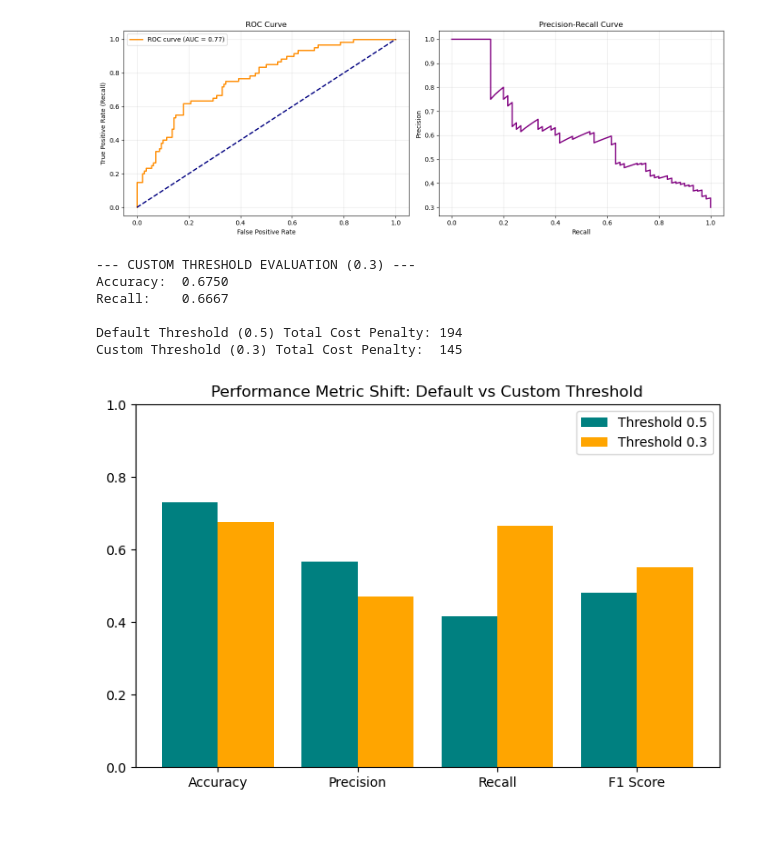
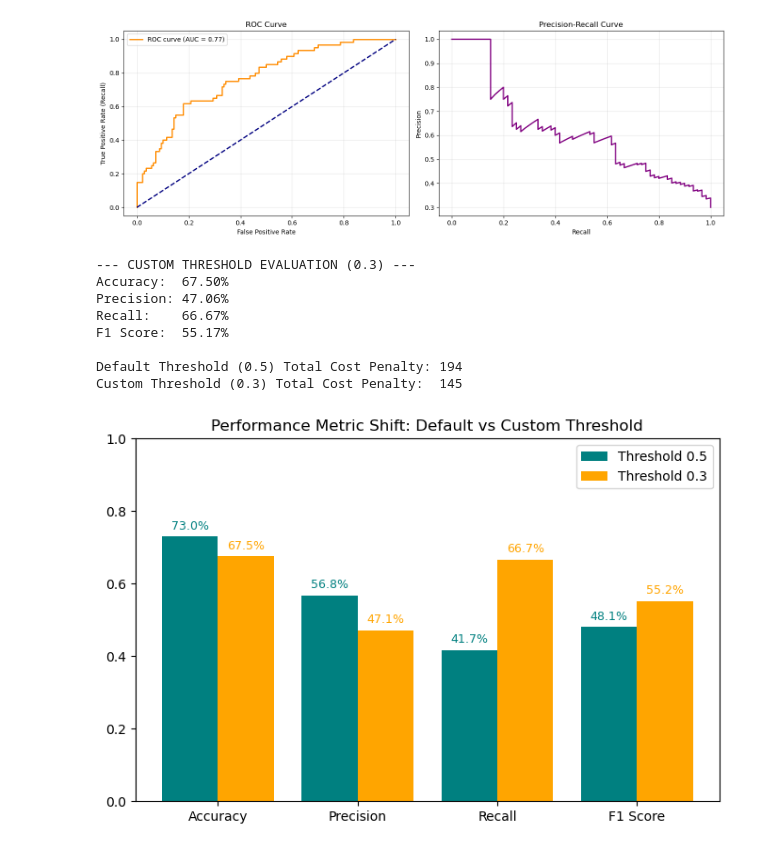
Before and after one commit to SachiniGayathma/loan-approval-predictor, a Jupyter notebook: notebooks/gradient_boosting.ipynb, the cells around one changed output. Cells and saved outputs as stored; diff of their text form; code cells hidden in the pictures.

```diff
--- a/notebooks/gradient_boosting.ipynb
+++ b/notebooks/gradient_boosting.ipynb
@@ -192,44 +192,59 @@ plt.show()
 # Define the cost function based on the assignment documentation
 def calculate_cost(y_true, y_pred_classes):
     cm = confusion_matrix(y_true, y_pred_classes)
-    bad_loans_given = cm[1][0]  # False Negatives
-    good_loans_denied = cm[0][1] # False Positives
+    bad_loans_given = cm[1][0]  # False Negatives (Missed Bad Loans)
+    good_loans_denied = cm[0][1] # False Positives (Incorrectly Denied Good Loans)
     return (bad_loans_given * 5) + (good_loans_denied * 1)
 
 # Shift threshold to 0.3 (Be more aggressive at flagging "Bad" loans)
 y_pred_custom = (y_pred_proba > 0.3).astype(int)
+
+# Calculate and Format Metrics for Custom Threshold
+accuracy_custom = accuracy_score(y_test, y_pred_custom)
+precision_custom = precision_score(y_test, y_pred_custom)
+recall_custom = recall_score(y_test, y_pred_custom)
+f1_custom = f1_score(y_test, y_pred_custom)
 
 # Calculate Costs
 default_cost = calculate_cost(y_test, y_pred)
 custom_cost = calculate_cost(y_test, y_pred_custom)
 
 print("--- CUSTOM THRESHOLD EVALUATION (0.3) ---")
-print(f"Accuracy:  {accuracy_score(y_test, y_pred_custom):.4f}")
-print(f"Recall:    {recall_score(y_test, y_pred_custom):.4f}")
+# NOW PRINTING PERCENTAGES TO MATCH CELL 4
+print(f"Accuracy:  {accuracy_custom * 100:.2f}%")
+print(f"Precision: {precision_custom * 100:.2f}%")
+print(f"Recall:    {recall_custom * 100:.2f}%")
+print(f"F1 Score:  {f1_custom * 100:.2f}%")
+
 print(f"\nDefault Threshold (0.5) Total Cost Penalty: {default_cost}")
 print(f"Custom Threshold (0.3) Total Cost Penalty:  {custom_cost}")
 
-# Bar Chart Comparison
+# --- Comparison Graphs (Keep as is) ---
 labels = ["Accuracy", "Precision", "Recall", "F1 Score"]
 metrics_default = [accuracy_score(y_test, y_pred), precision_score(y_test, y_pred),
                    recall_score(y_test, y_pred), f1_score(y_test, y_pred)]
-metrics_custom = [accuracy_score(y_test, y_pred_custom), precision_score(y_test, y_pred_custom),
-                  recall_score(y_test, y_pred_custom), f1_score(y_test, y_pred_custom)]
+metrics_custom = [accuracy_custom, precision_custom, recall_custom, f1_custom]
 
 x = np.arange(len(labels))
 plt.figure(figsize=(8, 5))
 plt.bar(x - 0.2, metrics_default, width=0.4, label="Threshold 0.5", color='teal')
 plt.bar(x + 0.2, metrics_custom, width=0.4, label="Threshold 0.3", color='orange')
 plt.xticks(x, labels)
 plt.ylim(0, 1)
 plt.title("Performance Metric Shift: Default vs Custom Threshold")
 plt.legend()
+for index, value in enumerate(metrics_default):
+    plt.text(index - 0.2, value + 0.02, f"{value*100:.1f}%", ha='center', fontsize=9, color='teal')
+for index, value in enumerate(metrics_custom):
+    plt.text(index + 0.2, value + 0.02, f"{value*100:.1f}%", ha='center', fontsize=9, color='orange')
 plt.show()
 # %% [output]
 --- CUSTOM THRESHOLD EVALUATION (0.3) ---
-Accuracy:  0.6750
-Recall:    0.6667
+Accuracy:  67.50%
+Precision: 47.06%
+Recall:    66.67%
+F1 Score:  55.17%
 
 Default Threshold (0.5) Total Cost Penalty: 194
 Custom Threshold (0.3) Total Cost Penalty:  145
-[figure, old version]
+[figure, new version]
```
Also changed, not shown: parts of 1 cell of this notebook.
